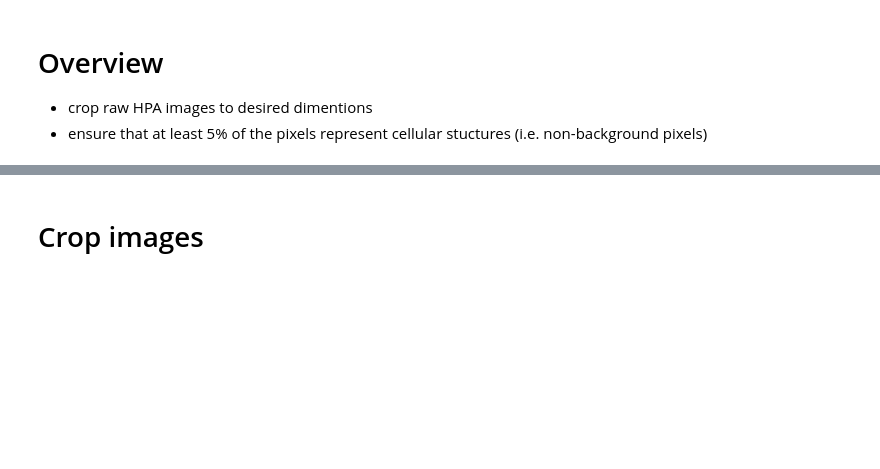
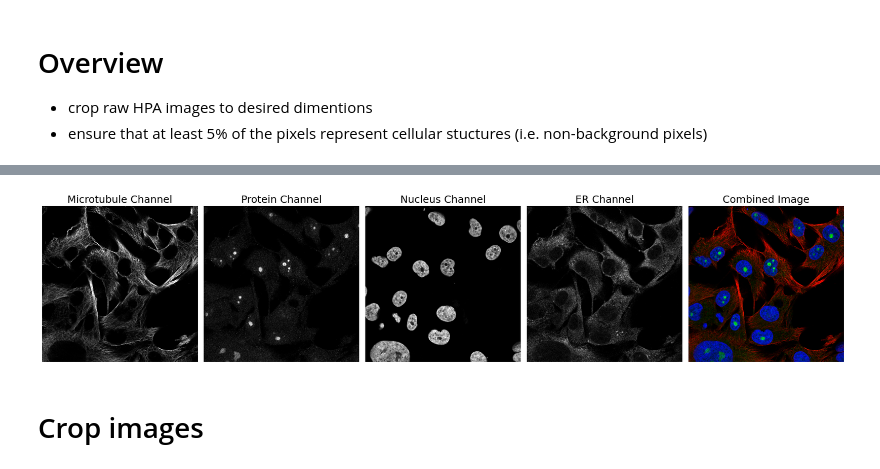
Before and after one commit to SofiaKapsiani/FLIMngo, a Jupyter notebook: data_simulation/cropp_imgs.ipynb, the cells around one changed output, grey strips where cells are left out. Drawn from its saved outputs; the diff is of its cells as text; code cells hidden in the pictures; blank space fills up the shorter version.

```diff
--- a/data_simulation/cropp_imgs.ipynb
+++ b/data_simulation/cropp_imgs.ipynb
@@ -24,3 +36,36 @@ imgs_id = list(set([x.split('_')[0] for x in imgs])) # Keep only unique image id
+# %%
+
+# Plot the individual channels and the combined image
+fig, axes = plt.subplots(1, 5, figsize=(20, 5))
+
+# Display each channel separately
+axes[0].imshow(r, cmap='gray')
+axes[0].set_title("Microtubule Channel", fontsize = 18)
+axes[0].axis('off')
+
+axes[1].imshow(g, cmap='gray')
+axes[1].set_title("Protein Channel", fontsize = 18)
+axes[1].axis('off')
+
+axes[2].imshow(b, cmap='gray')
+axes[2].set_title("Nucleus Channel", fontsize = 18)
+axes[2].axis('off')
+
+axes[3].imshow(y, cmap='gray')
+axes[3].set_title("ER Channel", fontsize = 18)
+axes[3].axis('off')
+
+# Display the combined image
+# Normalizing values for display if needed (optional)
+combined_image = image / np.max(image, axis=(0, 1)) if np.max(image) > 1 else image
+axes[4].imshow(combined_image[:, :, :3])  # Only RGB channels (cannot visualise 4th channel directly in RGB)
+axes[4].set_title("Combined Image", fontsize = 18)
+axes[4].axis('off')
+
+plt.tight_layout()
+plt.show()
+# %% [output]
+[figure, added]
 # %% [markdown]
 # Crop images
 # %%
```
Also changed, not shown: parts of 6 cells of this notebook, 9 other files.
